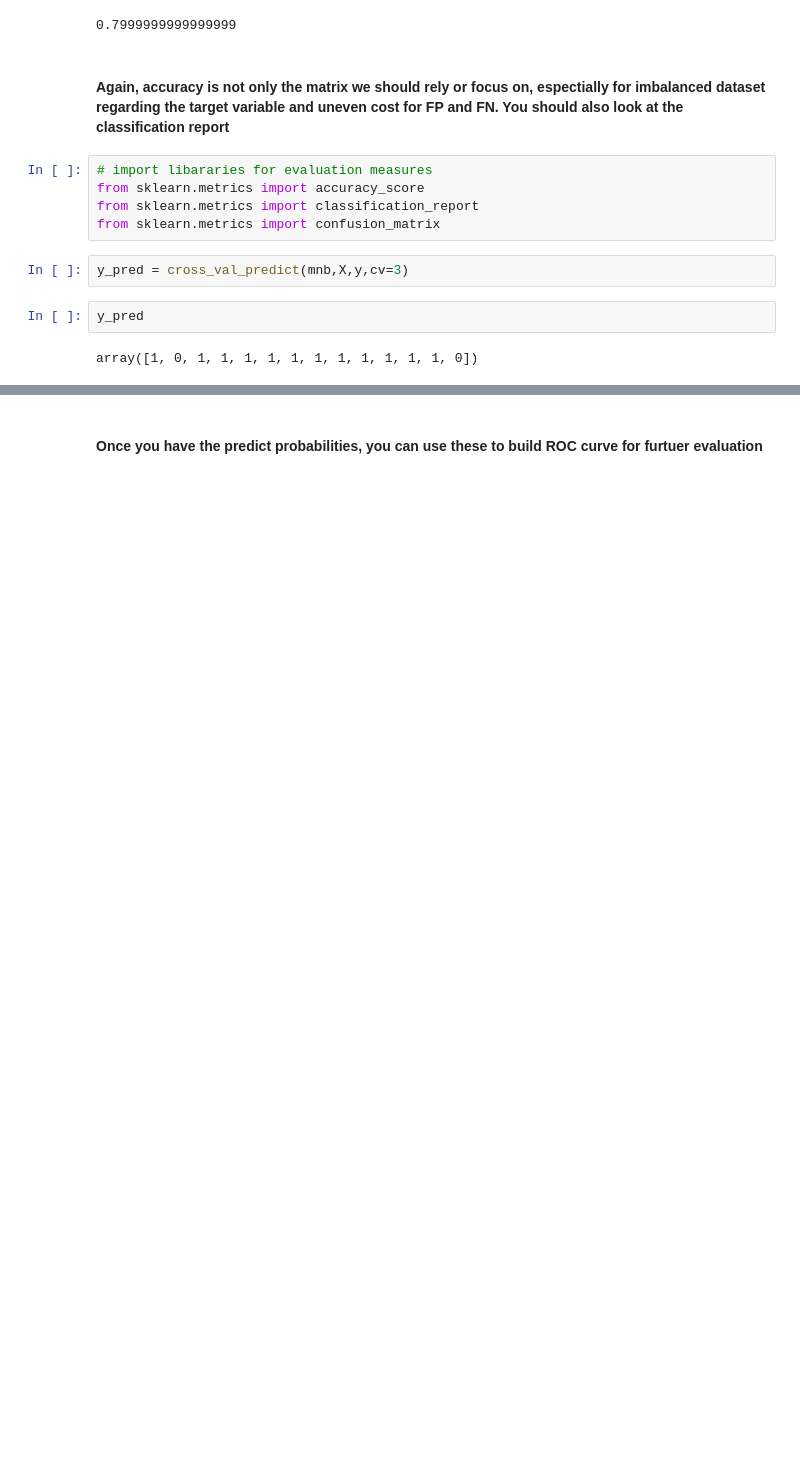
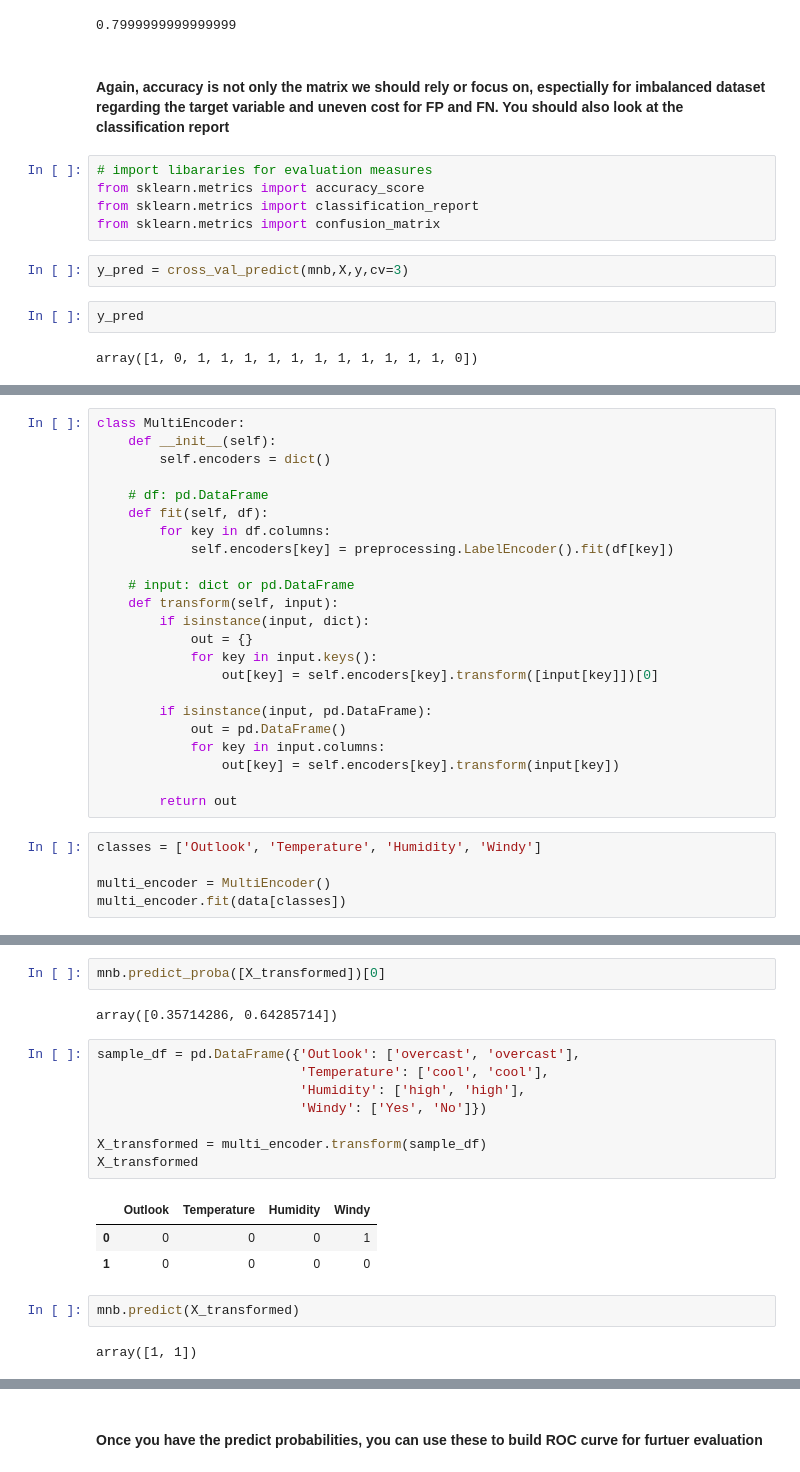
Before and after one commit to gerald-liu/isom3360, a Jupyter notebook: lab6/Lab 6 - Naive Bayes - Multi.ipynb, the cells around one changed output, grey strips where cells are left out. Saved outputs shown, nothing was run; the diff lists cells and outputs as text; blank space fills up the shorter version.

```diff
--- a/lab6/Lab 6 - Naive Bayes - Multi.ipynb
+++ b/lab6/Lab 6 - Naive Bayes - Multi.ipynb
@@ -134,0 +130,28 @@ instance_transformed
+# %%
+class MultiEncoder:
+    def __init__(self):
+        self.encoders = dict()
+
+    # df: pd.DataFrame
+    def fit(self, df):
+        for key in df.columns:
+            self.encoders[key] = preprocessing.LabelEncoder().fit(df[key])
+
+    # input: dict or pd.DataFrame
+    def transform(self, input):
+        if isinstance(input, dict):
+            out = {}
+            for key in input.keys():
+                out[key] = self.encoders[key].transform([input[key]])[0]
+
+        if isinstance(input, pd.DataFrame):
+            out = pd.DataFrame()
+            for key in input.columns:
+                out[key] = self.encoders[key].transform(input[key])
+
+        return out
+# %%
+classes = ['Outlook', 'Temperature', 'Humidity', 'Windy']
+
+multi_encoder = MultiEncoder()
+multi_encoder.fit(data[classes])
@@ -140,5 +168,25 @@ y_pred_ex
 # %% [output]
 1
+# %%
+mnb.predict_proba([X_transformed])[0]
+# %% [output]
+array([0.35714286, 0.64285714])
+# %%
+sample_df = pd.DataFrame({'Outlook': ['overcast', 'overcast'],
+                          'Temperature': ['cool', 'cool'],
+                          'Humidity': ['high', 'high'],
+                          'Windy': ['Yes', 'No']})
+
+X_transformed = multi_encoder.transform(sample_df)
+X_transformed
+# %% [output]
+|  | Outlook | Temperature | Humidity | Windy |
+| 0 | 0 | 0 | 0 | 1 |
+| 1 | 0 | 0 | 0 | 0 |
+# %%
+mnb.predict(X_transformed)
+# %% [output]
+array([1, 1])
 # %%
 # write codes to create classification report
 print(classification_report(y, y_pred))
```
Also changed, not shown: parts of 19 cells of this notebook.
